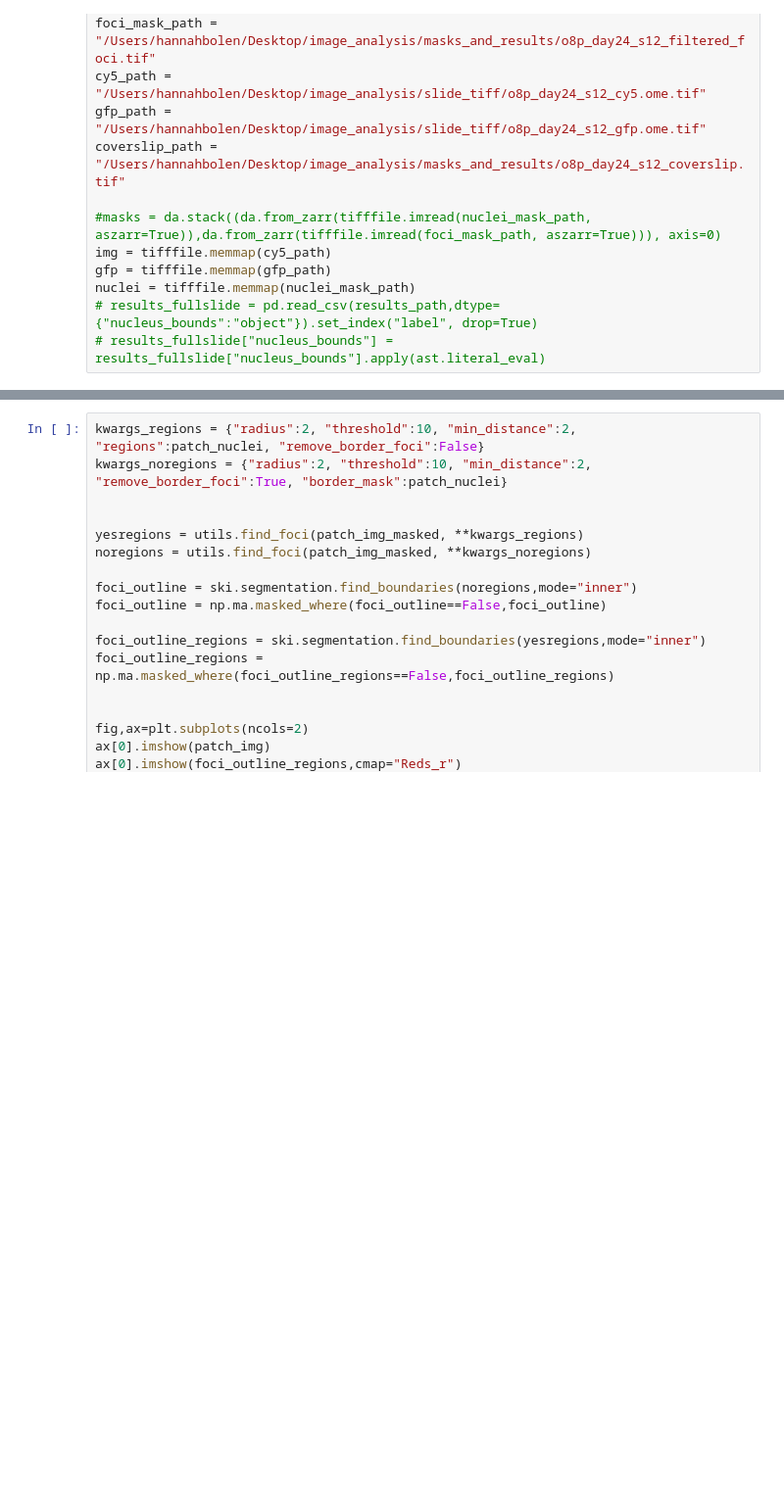
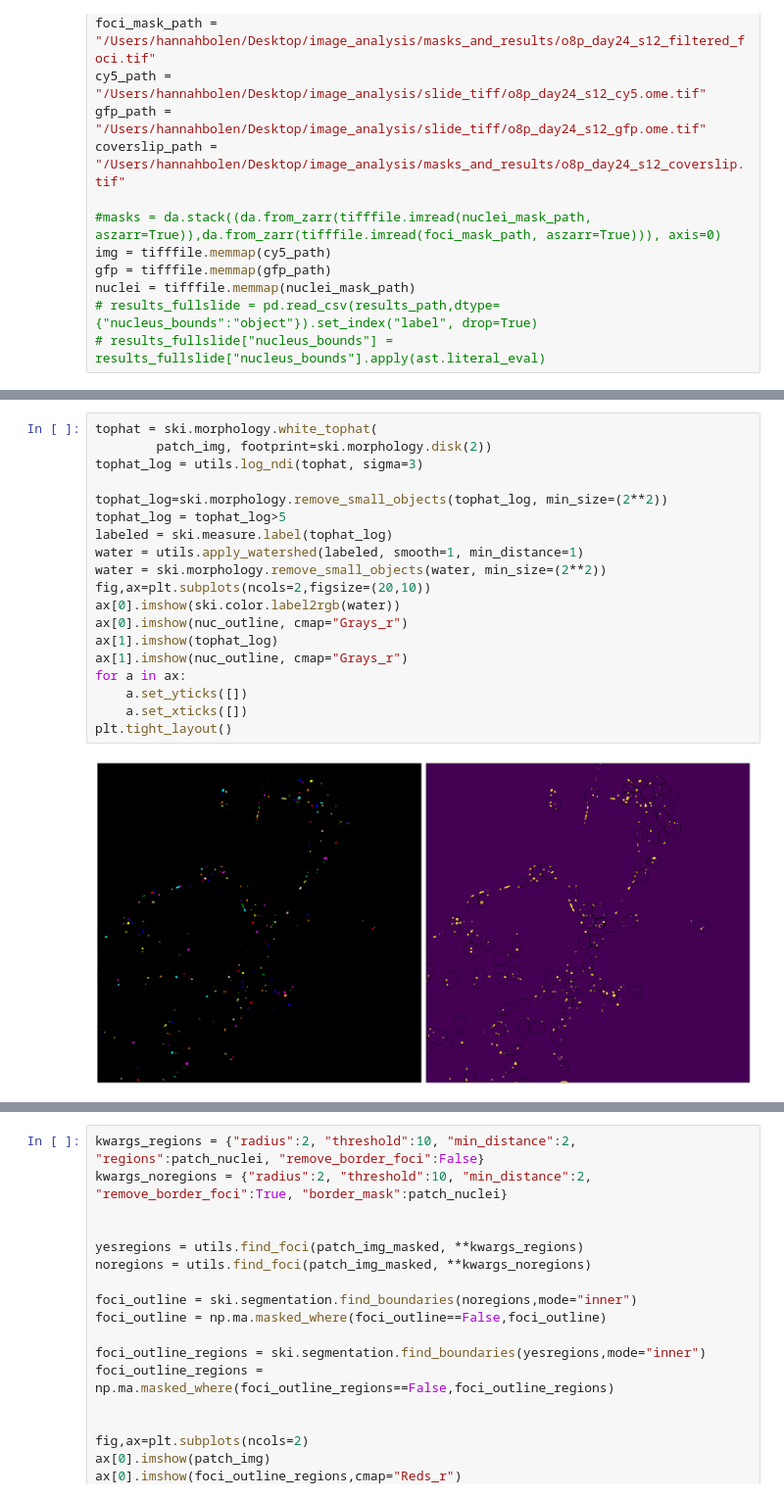
Before and after one commit to hannahbolen1/whole_slide, a Jupyter notebook: current/adjust_params.ipynb, the cells around one changed output, grey strips where cells are left out. Shown at 98% size. Drawn from its saved outputs; the diff is of its cells as text; blank space fills up the shorter version.

```diff
--- a/current/adjust_params.ipynb
+++ b/current/adjust_params.ipynb
@@ -72 +76,22 @@ ax.imshow(nuc_outline, cmap="Grays_r")
+# %%
+tophat = ski.morphology.white_tophat(
+        patch_img, footprint=ski.morphology.disk(2))
+tophat_log = utils.log_ndi(tophat, sigma=3)
+
+tophat_log=ski.morphology.remove_small_objects(tophat_log, min_size=(2**2))
+tophat_log = tophat_log>5
+labeled = ski.measure.label(tophat_log)
+water = utils.apply_watershed(labeled, smooth=1, min_distance=1)
+water = ski.morphology.remove_small_objects(water, min_size=(2**2))
+fig,ax=plt.subplots(ncols=2,figsize=(20,10))
+ax[0].imshow(ski.color.label2rgb(water))
+ax[0].imshow(nuc_outline, cmap="Grays_r")
+ax[1].imshow(tophat_log)
+ax[1].imshow(nuc_outline, cmap="Grays_r")
+for a in ax:
+    a.set_yticks([])
+    a.set_xticks([])
+plt.tight_layout()
+# %% [output]
+[figure, added]
 # %%
```
Also changed, not shown: parts of 4 cells of this notebook, 1 other file.
